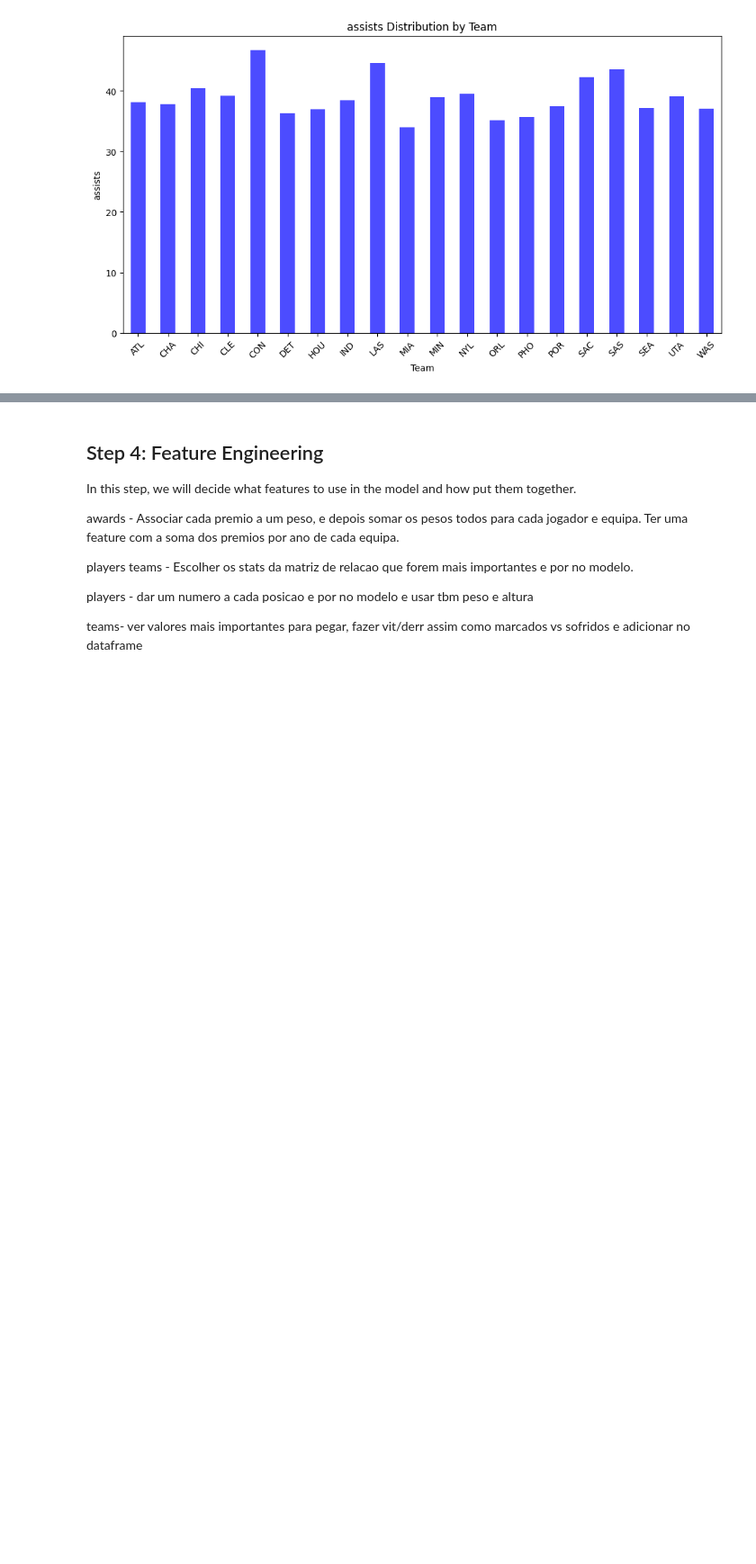
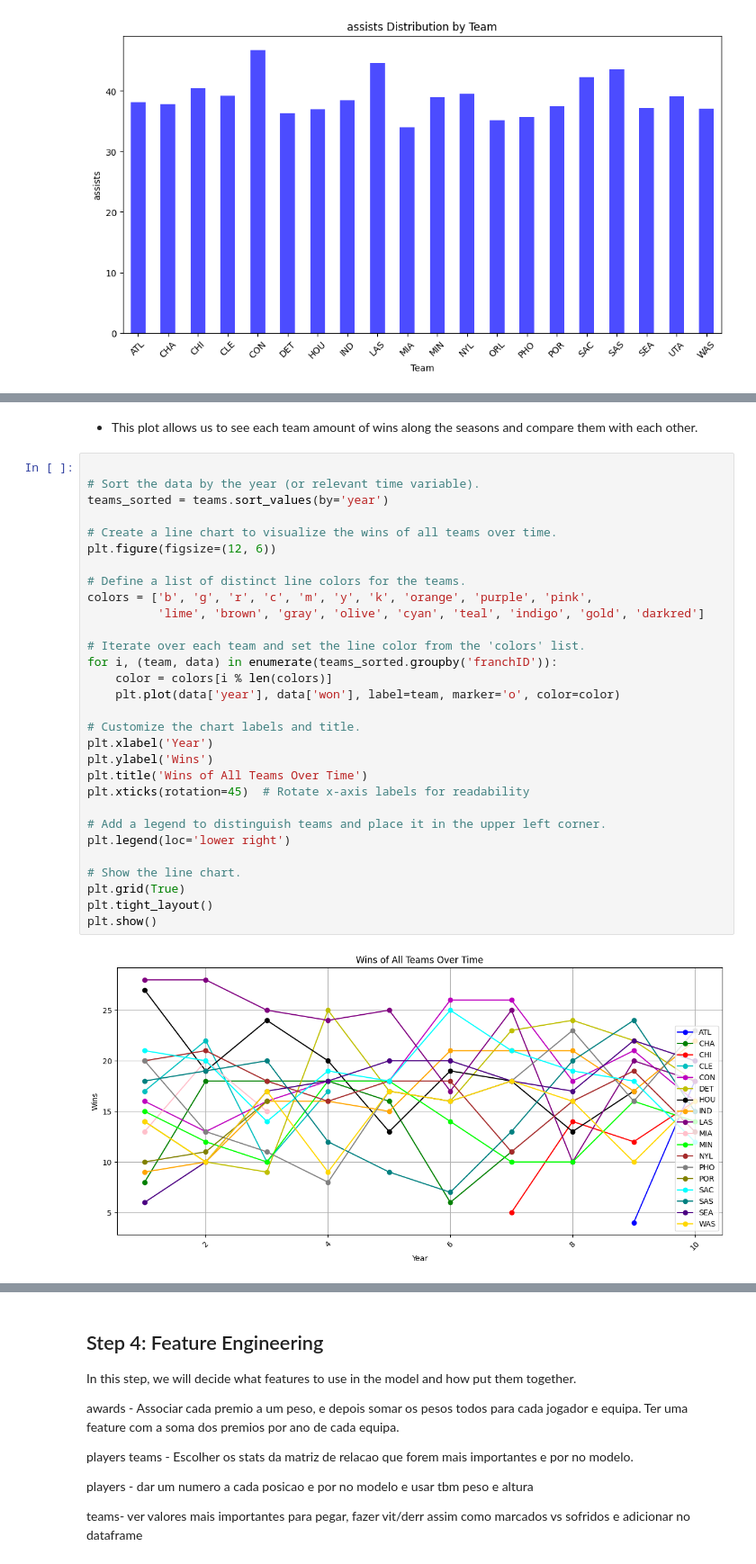
Before and after one commit to Pedro-CAB/AC-Project, a Jupyter notebook: data_analysis.ipynb, the cells around one changed output, grey strips where cells are left out. Shown at 90% size. Saved outputs shown, nothing was run; the diff lists cells and outputs as text; blank space fills up the shorter version.

```diff
--- a/data_analysis.ipynb
+++ b/data_analysis.ipynb
@@ -842,0 +871,34 @@ for stat in performance_statistics:
+# %% [markdown]
+- This plot allows us to see each team amount of wins along the seasons and compare them with each other.
+# %%
+
+# Sort the data by the year (or relevant time variable).
+teams_sorted = teams.sort_values(by='year')
+
+# Create a line chart to visualize the wins of all teams over time.
+plt.figure(figsize=(12, 6))
+
+# Define a list of distinct line colors for the teams.
+colors = ['b', 'g', 'r', 'c', 'm', 'y', 'k', 'orange', 'purple', 'pink',
+          'lime', 'brown', 'gray', 'olive', 'cyan', 'teal', 'indigo', 'gold', 'darkred']
+
+# Iterate over each team and set the line color from the 'colors' list.
+for i, (team, data) in enumerate(teams_sorted.groupby('franchID')):
+    color = colors[i % len(colors)]
+    plt.plot(data['year'], data['won'], label=team, marker='o', color=color)
+
+# Customize the chart labels and title.
+plt.xlabel('Year')
+plt.ylabel('Wins')
+plt.title('Wins of All Teams Over Time')
+plt.xticks(rotation=45)  # Rotate x-axis labels for readability
+
+# Add a legend to distinguish teams and place it in the upper left corner.
+plt.legend(loc='lower right')
+
+# Show the line chart.
+plt.grid(True)
+plt.tight_layout()
+plt.show()
+# %% [output]
+[figure, added]
```
Also changed, not shown: parts of 6 cells of this notebook.
